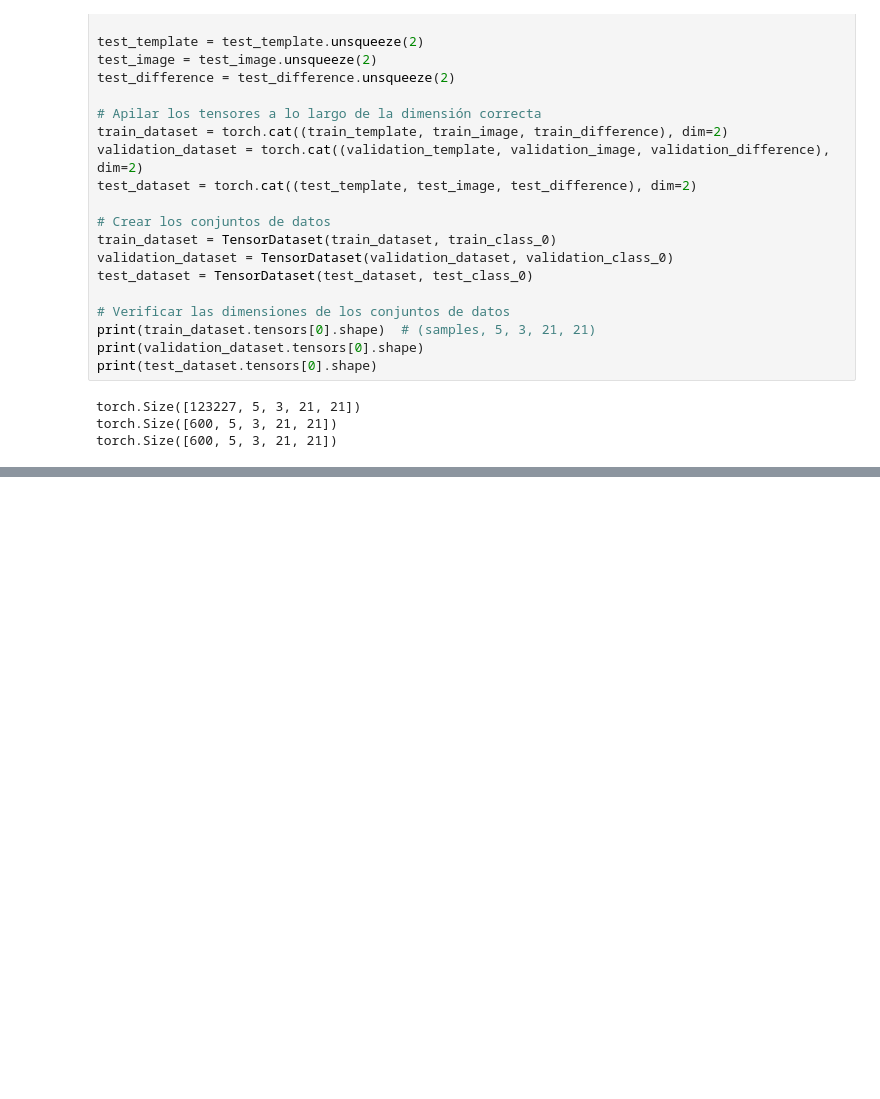
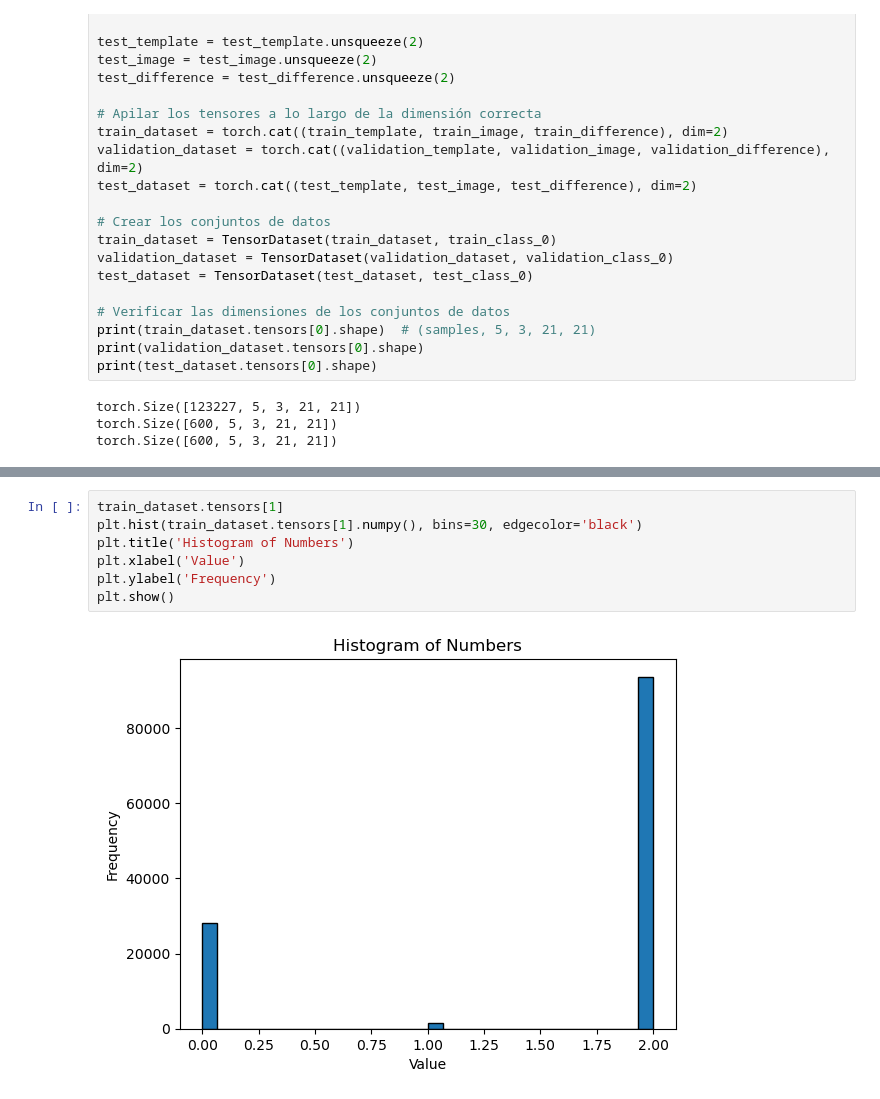
Before and after one commit to pmarconep/ZTF_alert_8a, a Jupyter notebook: testing_recurrent_model.ipynb, the cells around one changed output, grey strips where cells are left out. Drawn from its saved outputs; the diff is of its cells as text; blank space fills up the shorter version.

```diff
--- a/testing_recurrent_model.ipynb
+++ b/testing_recurrent_model.ipynb
@@ -96,3 +124,12 @@ torch.Size([600, 5, 3, 21, 21])
+# %%
+train_dataset.tensors[1]
+plt.hist(train_dataset.tensors[1].numpy(), bins=30, edgecolor='black')
+plt.title('Histogram of Numbers')
+plt.xlabel('Value')
+plt.ylabel('Frequency')
+plt.show()
+# %% [output]
+[figure, added]
 # %%
 importlib.reload(train_recurrent)
 importlib.reload(rnn)
```
Also changed, not shown: parts of 6 cells of this notebook, 39 other files.
